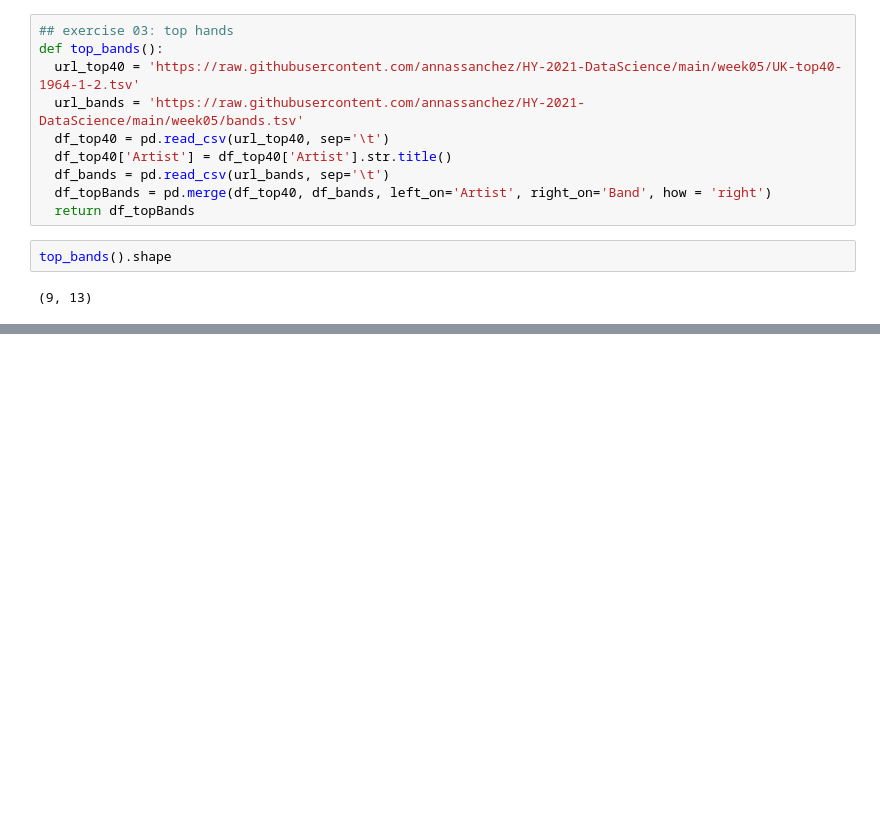
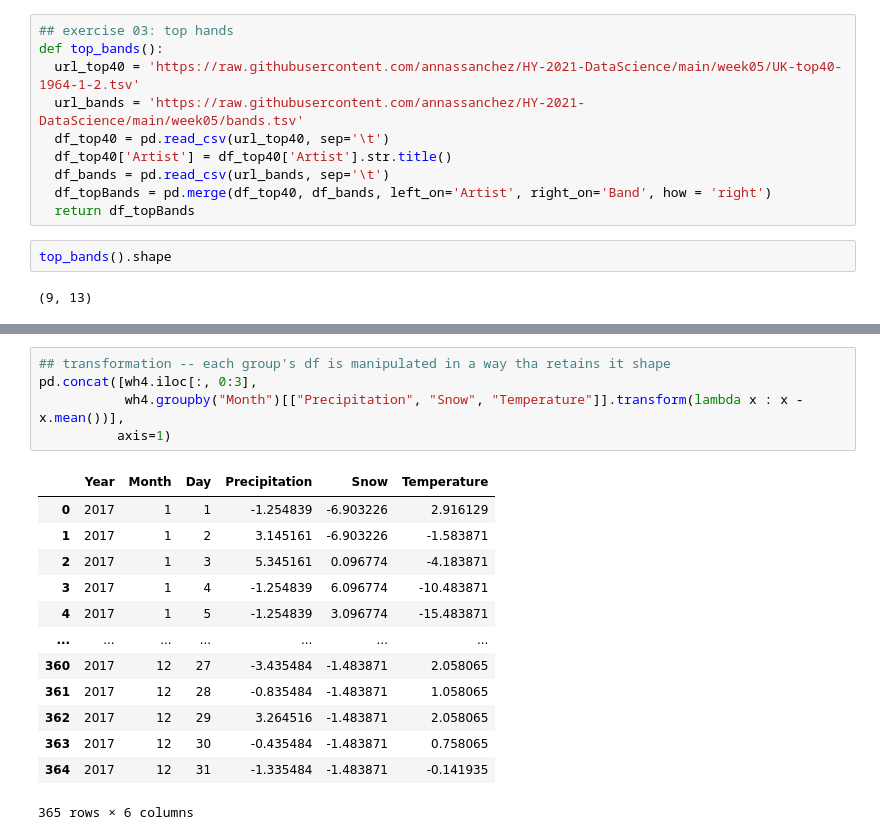
Before and after one commit to annassanchez/HY-2021-DataScience, a Jupyter notebook: week05/week05.ipynb, the cells around one changed output, grey strips where cells are left out. Saved outputs shown, nothing was run; the diff lists cells and outputs as text; blank space fills up the shorter version.

```diff
--- a/week05/week05.ipynb
+++ b/week05/week05.ipynb
@@ -421,0 +573,19 @@ def top_bands():
+# %%
+## transformation -- each group's df is manipulated in a way tha retains it shape
+pd.concat([wh4.iloc[:, 0:3],
+           wh4.groupby("Month")[["Precipitation", "Snow", "Temperature"]].transform(lambda x : x - x.mean())],
+          axis=1)
+# %% [output]
+|  | Year | Month | Day | Precipitation | Snow | Temperature |
+| 0 | 2017 | 1 | 1 | -1.254839 | -6.903226 | 2.916129 |
+| 1 | 2017 | 1 | 2 | 3.145161 | -6.903226 | -1.583871 |
+| 2 | 2017 | 1 | 3 | 5.345161 | 0.096774 | -4.183871 |
+| 3 | 2017 | 1 | 4 | -1.254839 | 6.096774 | -10.483871 |
+| 4 | 2017 | 1 | 5 | -1.254839 | 3.096774 | -15.483871 |
+| ... | ... | ... | ... | ... | ... | ... |
+| 360 | 2017 | 12 | 27 | -3.435484 | -1.483871 | 2.058065 |
+| 361 | 2017 | 12 | 28 | -0.835484 | -1.483871 | 1.058065 |
+| 362 | 2017 | 12 | 29 | 3.264516 | -1.483871 | 2.058065 |
+| 363 | 2017 | 12 | 30 | -0.435484 | -1.483871 | 0.758065 |
+| 364 | 2017 | 12 | 31 | -1.335484 | -1.483871 | -0.141935 |
+365 rows × 6 columns
```
Also changed, not shown: parts of 17 cells of this notebook.
